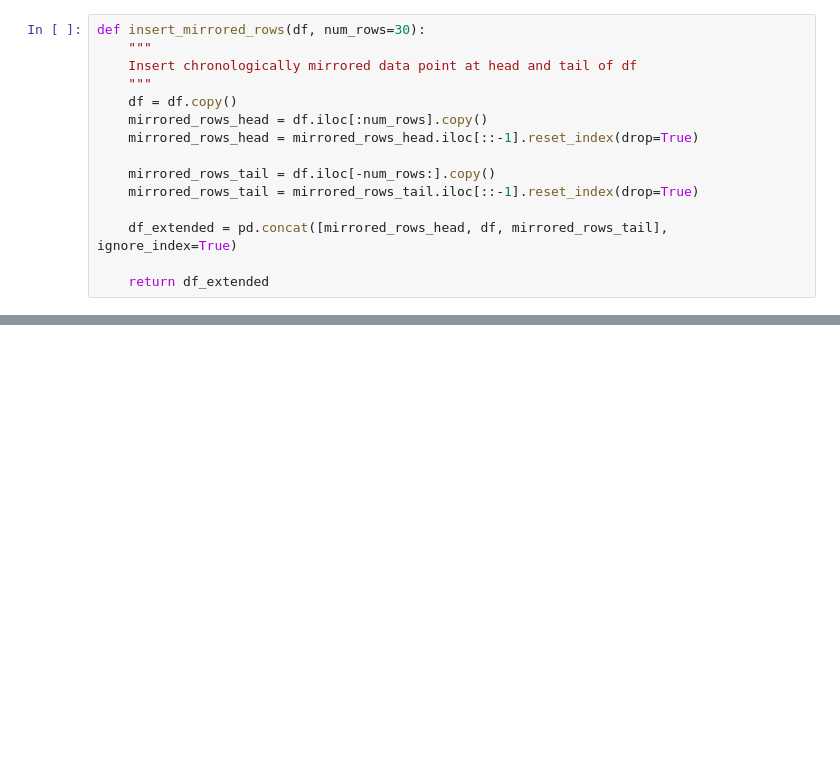
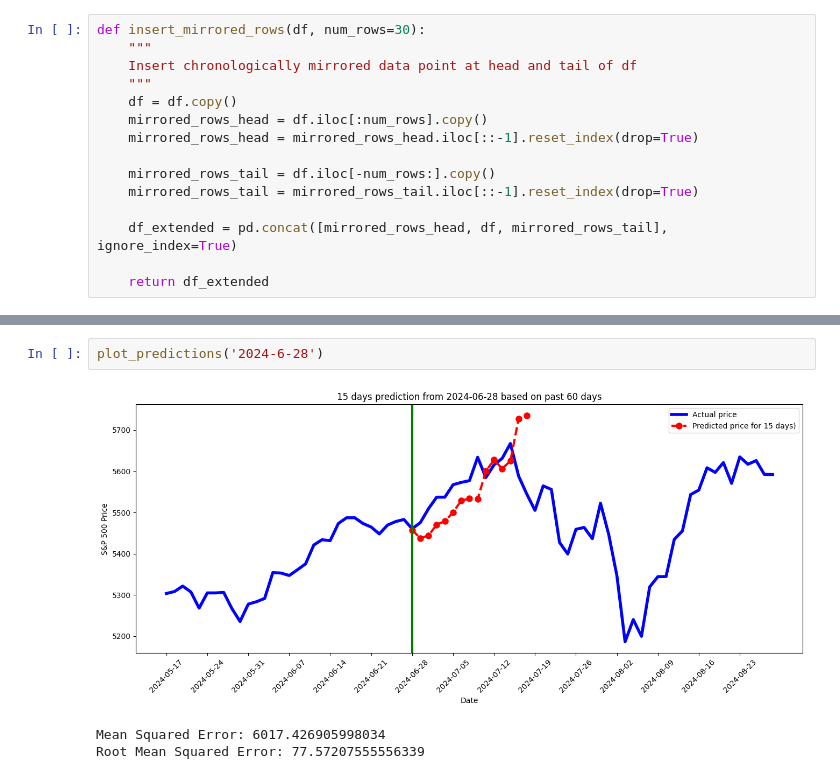
Before and after one commit to cocorowachi/CSC2621_SandP_Prediction, a Jupyter notebook: Data Process.ipynb, the cells around one changed output, grey strips where cells are left out. Saved outputs shown, nothing was run; the diff lists cells and outputs as text; blank space fills up the shorter version.

```diff
--- a/Data Process.ipynb
+++ b/Data Process.ipynb
@@ -283,0 +324,6 @@ plot_predictions('2025-2-20', forecast)
+# %%
+plot_predictions('2024-6-28')
+# %% [output]
+[figure, added]
+Mean Squared Error: 6017.426905998034
+Root Mean Squared Error: 77.57207555556339
```
Also changed, not shown: parts of 28 cells of this notebook, 1 other file.
